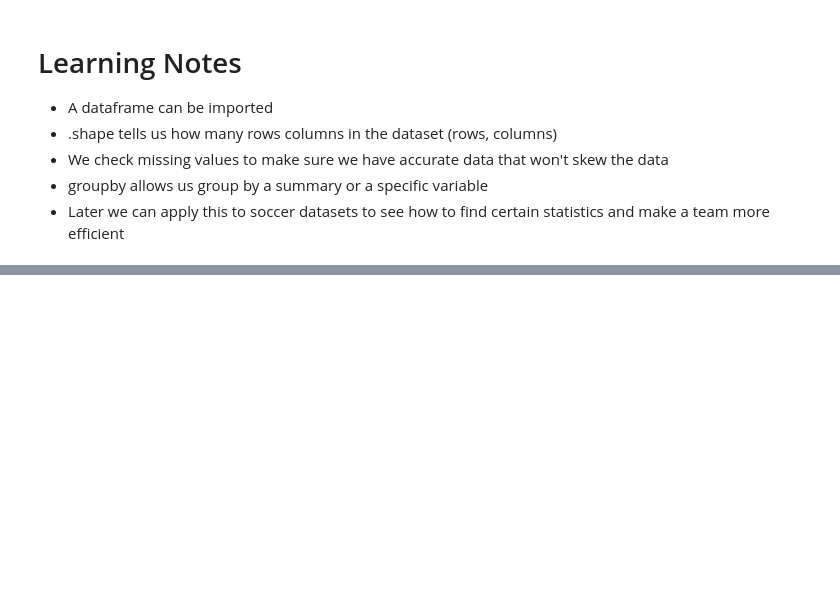
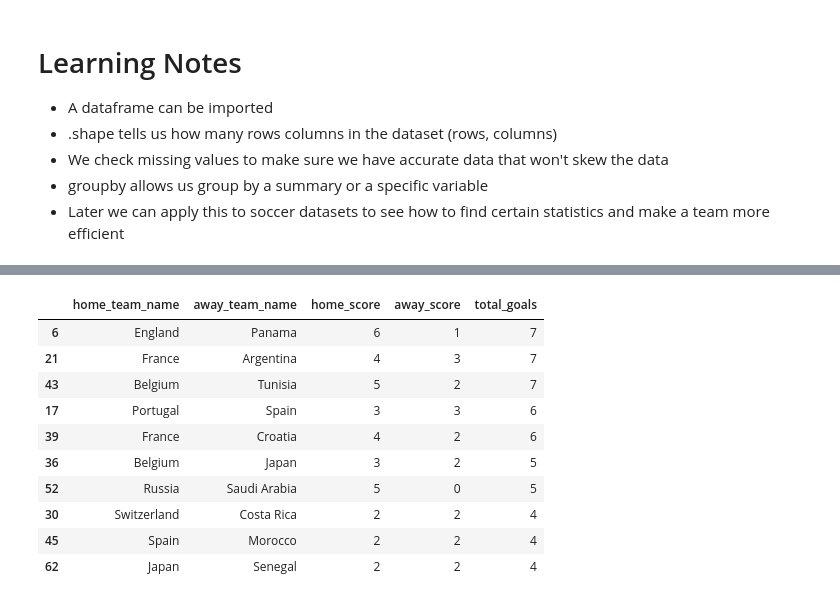
Before and after one commit to amora1es/football-analytics-portfolio, a Jupyter notebook: 01_pandas_basics.ipynb, the cells around one changed output, grey strips where cells are left out. Saved outputs shown, nothing was run; the diff lists cells and outputs as text; code cells hidden in the pictures; blank space fills up the shorter version.

```diff
--- a/01_pandas_basics.ipynb
+++ b/01_pandas_basics.ipynb
@@ -106,0 +178,17 @@ plt.show()
+# %%
+#highest scoring matches
+matches.sort_values("total_goals", ascending=False)[
+    ["home_team_name", "away_team_name", "home_score", "away_score", "total_goals"]
+].head(10)
+# %% [output]
+|  | home_team_name | away_team_name | home_score | away_score | total_goals |
+| 6 | England | Panama | 6 | 1 | 7 |
+| 21 | France | Argentina | 4 | 3 | 7 |
+| 43 | Belgium | Tunisia | 5 | 2 | 7 |
+| 17 | Portugal | Spain | 3 | 3 | 6 |
+| 39 | France | Croatia | 4 | 2 | 6 |
+| 36 | Belgium | Japan | 3 | 2 | 5 |
+| 52 | Russia | Saudi Arabia | 5 | 0 | 5 |
+| 30 | Switzerland | Costa Rica | 2 | 2 | 4 |
+| 45 | Spain | Morocco | 2 | 2 | 4 |
+| 62 | Japan | Senegal | 2 | 2 | 4 |
```
Also changed, not shown: parts of 7 cells of this notebook.
